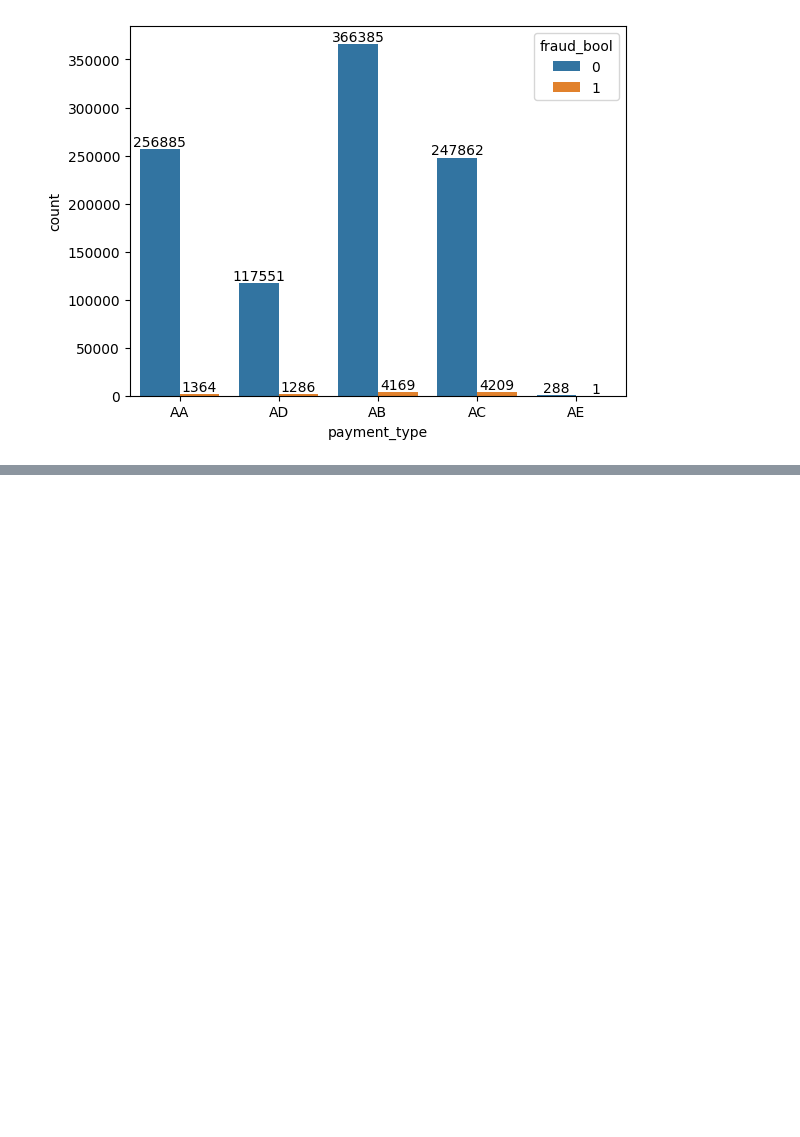
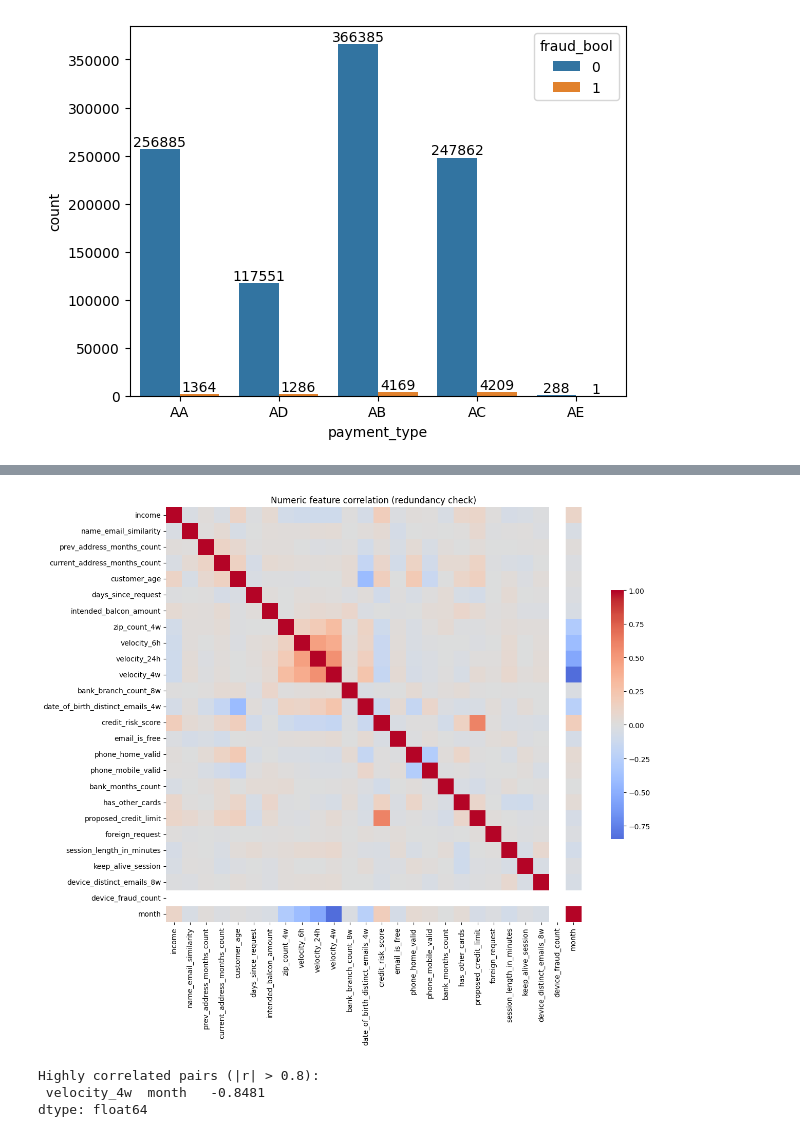
Before and after one commit to Aomsub101/Fraud-Detection, a Jupyter notebook: notebooks/01_eda.ipynb, the cells around one changed output, grey strips where cells are left out. Drawn from its saved outputs; the diff is of its cells as text; code cells hidden in the pictures; blank space fills up the shorter version.

```diff
--- a/notebooks/01_eda.ipynb
+++ b/notebooks/01_eda.ipynb
@@ -299,0 +539,17 @@ Name: count, dtype: float64
+# %%
+# Correlation
+plt.figure(figsize=(14, 11))
+corr = df_clean[num_cols].corr()
+sns.heatmap(corr, cmap="coolwarm", center=0, square=True,
+            cbar_kws={"shrink": 0.6}, xticklabels=True, yticklabels=True)
+plt.title("Numeric feature correlation (redundancy check)")
+plt.tight_layout(); plt.show()
+
+upper = corr.where(np.triu(np.ones(corr.shape), k=1).astype(bool))
+pairs = upper.stack().loc[lambda s: s.abs() > 0.8].sort_values(key=abs, ascending=False)
+print("Highly correlated pairs (|r| > 0.8):\n", pairs)
+# %% [output]
+[figure, added]
+Highly correlated pairs (|r| > 0.8):
+ velocity_4w  month   -0.8481
+dtype: float64
```
Also changed, not shown: parts of 23 cells of this notebook, 2 other files.
